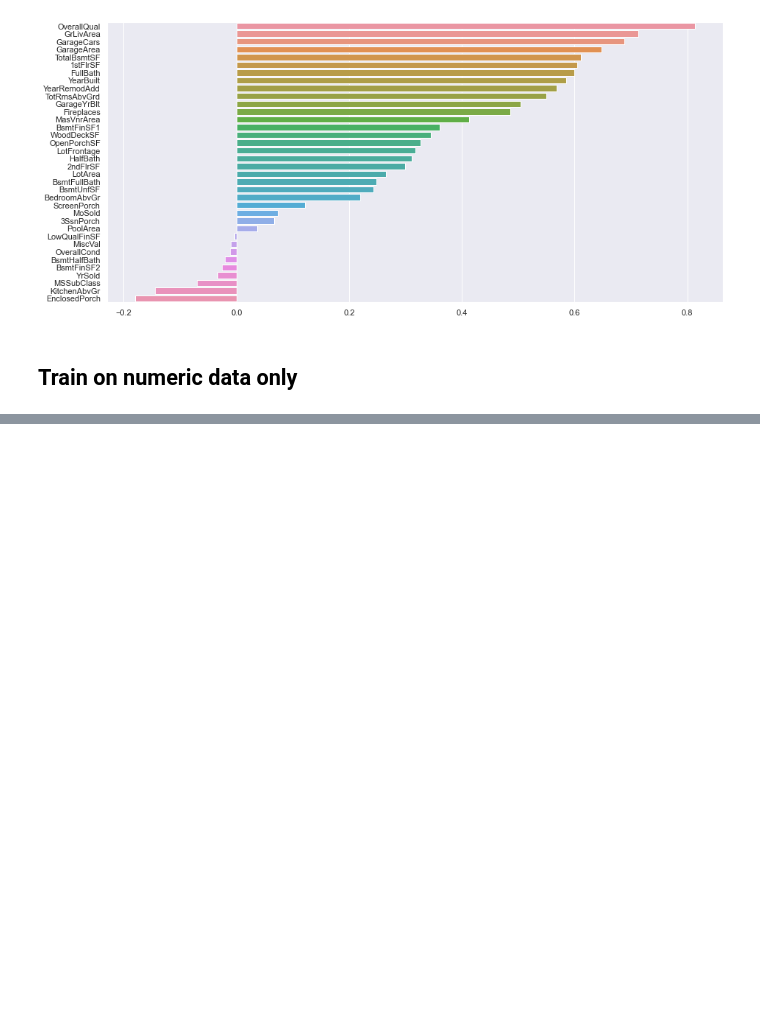
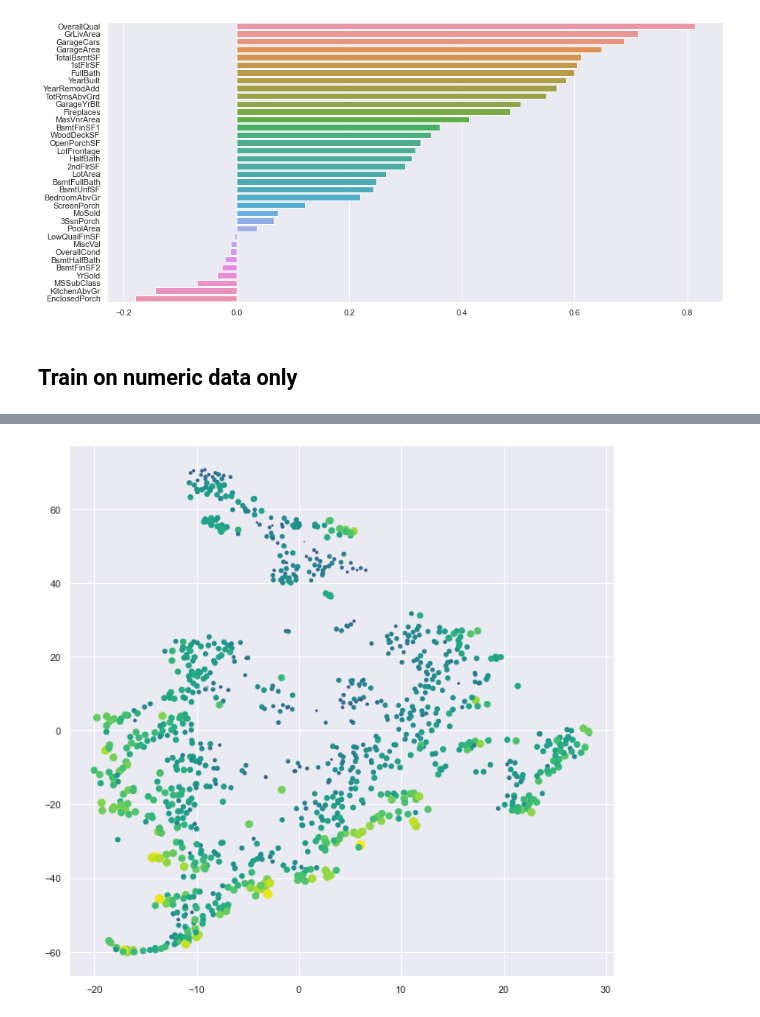
Before and after one commit to Altair200333/ML_tasks, a Jupyter notebook: task4/analize_data.ipynb, the cells around one changed output, grey strips where cells are left out. Cells and saved outputs as stored; diff of their text form; code cells hidden in the pictures; blank space fills up the shorter version.

```diff
--- a/task4/analize_data.ipynb
+++ b/task4/analize_data.ipynb
@@ -138,0 +159,12 @@ cv_results.head()
+# %%
+norm = plt.Normalize()
+
+colors = plt.cm.viridis(norm(y_train))
+
+min_y = y_train.min()
+max_y = y_train.max()
+
+plot = plt.scatter(tsne_results[:, 0], tsne_results[:, 1], s = np.float64(10*(y_train - min_y)/(max_y - min_y)) ** 2, c = colors)
+plot.figure.set_size_inches(11, 11)
+# %% [output]
+[figure, added]
```
Also changed, not shown: parts of 13 cells of this notebook, 2 other files.
